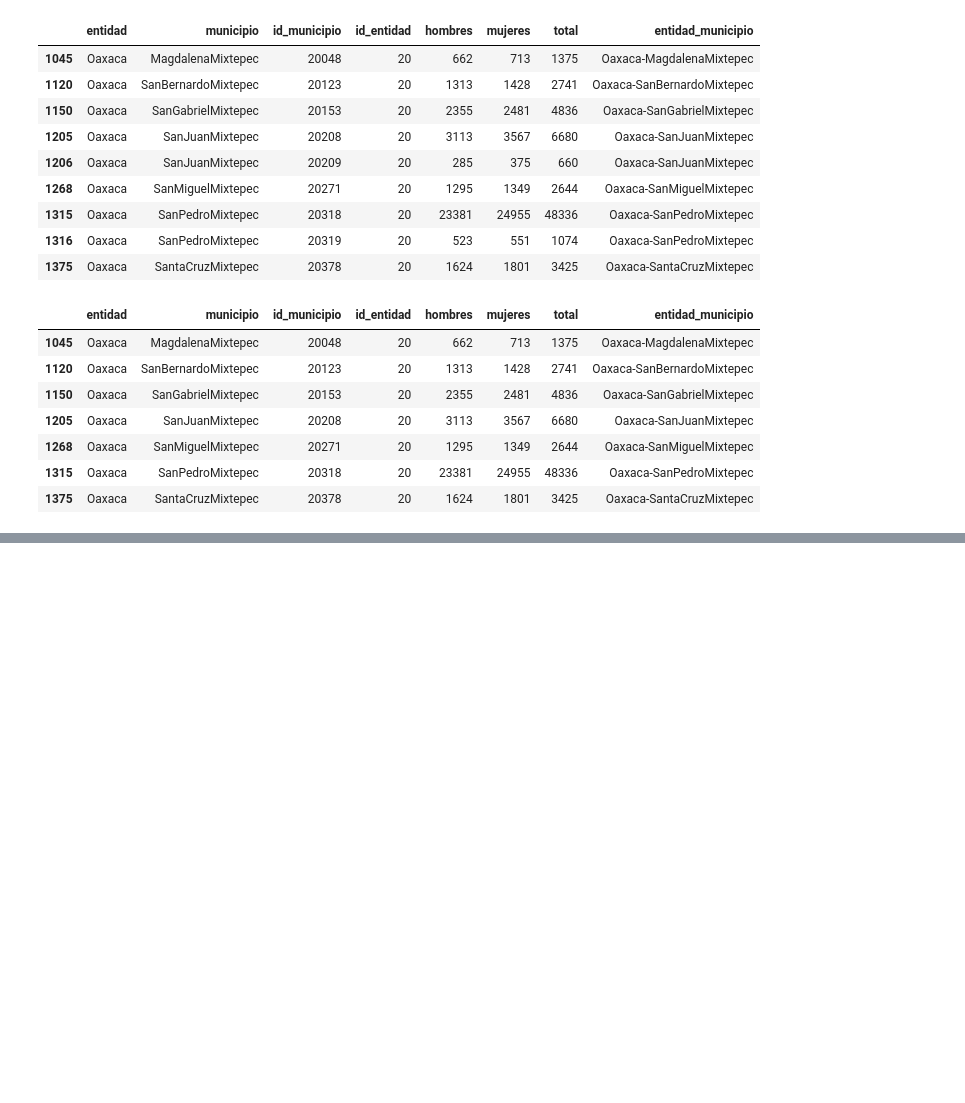
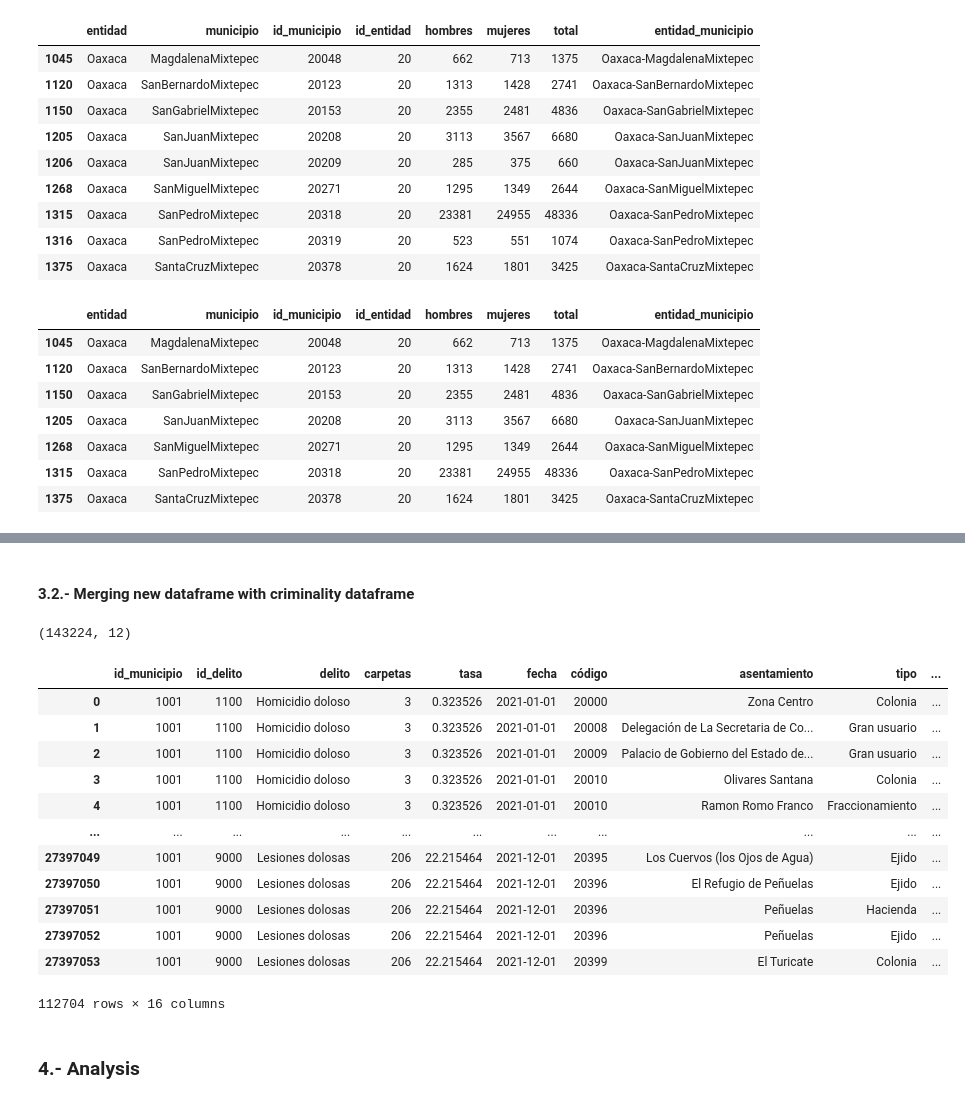
Before and after one commit to kevinmiguel97/Criminality-Analysis-Mexico, a Jupyter notebook: Crime_analysis.ipynb, the cells around one changed output, grey strips where cells are left out. Saved outputs shown, nothing was run; the diff lists cells and outputs as text; code cells hidden in the pictures; blank space fills up the shorter version.

Commit message:
Merging 3 databases

```diff
--- a/Crime_analysis.ipynb
+++ b/Crime_analysis.ipynb
@@ -576,3 +578,27 @@ Same shapes!
 # %%
 # Exporting to csv
 cp_pop.to_excel('data/cp-population.xlsx')
+# %% [markdown]
+#### 3.2.- Merging new dataframe with criminality dataframe
+# %%
+merged = pd.merge(cp_pop, df, on='id_municipio', how='left')
+# %% [output]
+(143224, 12)
+# %%
+merged[merged['id_municipio'] == 1001]
+# %% [output]
+|  | id_municipio | id_delito | delito | carpetas | tasa | fecha | código | asentamiento | tipo | ... |
+| 0 | 1001 | 1100 | Homicidio doloso | 3 | 0.323526 | 2021-01-01 | 20000 | Zona Centro | Colonia | ... |
+| 1 | 1001 | 1100 | Homicidio doloso | 3 | 0.323526 | 2021-01-01 | 20008 | Delegación de La Secretaria de Co... | Gran usuario | ... |
+| 2 | 1001 | 1100 | Homicidio doloso | 3 | 0.323526 | 2021-01-01 | 20009 | Palacio de Gobierno del Estado de... | Gran usuario | ... |
+| 3 | 1001 | 1100 | Homicidio doloso | 3 | 0.323526 | 2021-01-01 | 20010 | Olivares Santana | Colonia | ... |
+| 4 | 1001 | 1100 | Homicidio doloso | 3 | 0.323526 | 2021-01-01 | 20010 | Ramon Romo Franco | Fraccionamiento | ... |
+| ... | ... | ... | ... | ... | ... | ... | ... | ... | ... | ... |
+| 27397049 | 1001 | 9000 | Lesiones dolosas | 206 | 22.215464 | 2021-12-01 | 20395 | Los Cuervos (los Ojos de Agua) | Ejido | ... |
+| 27397050 | 1001 | 9000 | Lesiones dolosas | 206 | 22.215464 | 2021-12-01 | 20396 | El Refugio de Peñuelas | Ejido | ... |
+| 27397051 | 1001 | 9000 | Lesiones dolosas | 206 | 22.215464 | 2021-12-01 | 20396 | Peñuelas | Hacienda | ... |
+| 27397052 | 1001 | 9000 | Lesiones dolosas | 206 | 22.215464 | 2021-12-01 | 20396 | Peñuelas | Ejido | ... |
+| 27397053 | 1001 | 9000 | Lesiones dolosas | 206 | 22.215464 | 2021-12-01 | 20399 | El Turicate | Colonia | ... |
+112704 rows × 16 columns
+# %% [markdown]
+### 4.- Analysis
```
Also changed, not shown: parts of 1 cell of this notebook.
